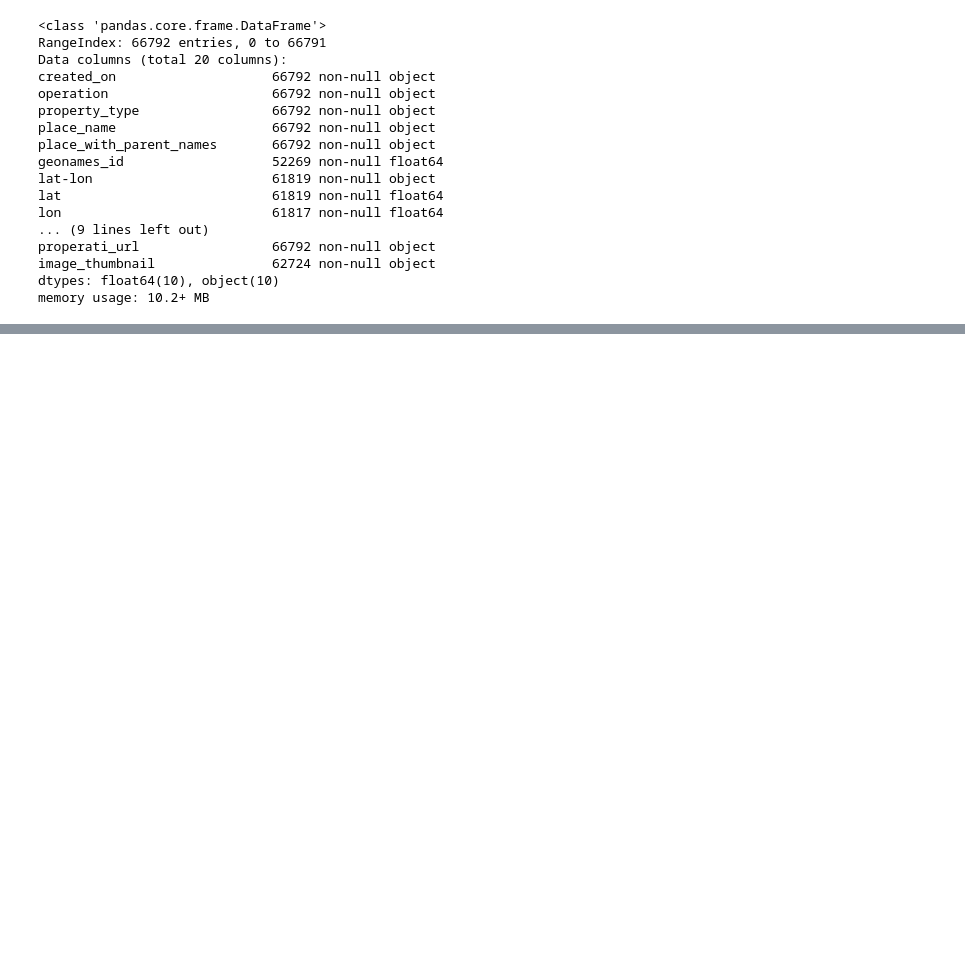
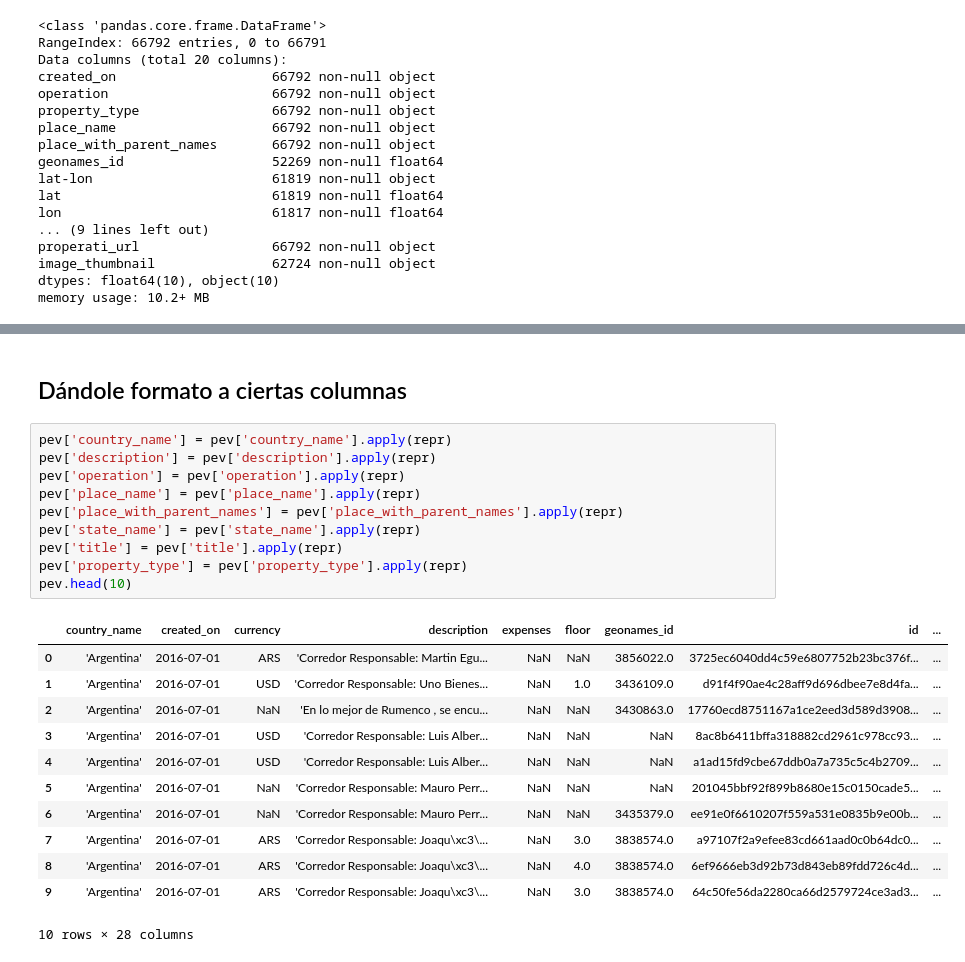
Before and after one commit to nicolaslongo/datos-TP1, a Jupyter notebook: TP1.ipynb, the cells around one changed output, grey strips where cells are left out. Saved outputs shown, nothing was run; the diff lists cells and outputs as text; blank space fills up the shorter version.

```diff
--- a/TP1.ipynb
+++ b/TP1.ipynb
@@ -341,0 +389,25 @@ memory usage: 10.2+ MB
+# %% [markdown]
+## Dándole formato a ciertas columnas
+# %%
+pev['country_name'] = pev['country_name'].apply(repr)
+pev['description'] = pev['description'].apply(repr)
+pev['operation'] = pev['operation'].apply(repr)
+pev['place_name'] = pev['place_name'].apply(repr)
+pev['place_with_parent_names'] = pev['place_with_parent_names'].apply(repr)
+pev['state_name'] = pev['state_name'].apply(repr)
+pev['title'] = pev['title'].apply(repr)
+pev['property_type'] = pev['property_type'].apply(repr)
+pev.head(10)
+# %% [output]
+|  | country_name | created_on | currency | description | expenses | floor | geonames_id | id | ... |
+| 0 | 'Argentina' | 2016-07-01 | ARS | 'Corredor Responsable: Martin Egu... | NaN | NaN | 3856022.0 | 3725ec6040dd4c59e6807752b23bc376f... | ... |
+| 1 | 'Argentina' | 2016-07-01 | USD | 'Corredor Responsable: Uno Bienes... | NaN | 1.0 | 3436109.0 | d91f4f90ae4c28aff9d696dbee7e8d4fa... | ... |
+| 2 | 'Argentina' | 2016-07-01 | NaN | 'En lo mejor de Rumenco , se encu... | NaN | NaN | 3430863.0 | 17760ecd8751167a1ce2eed3d589d3908... | ... |
+| 3 | 'Argentina' | 2016-07-01 | USD | 'Corredor Responsable: Luis Alber... | NaN | NaN | NaN | 8ac8b6411bffa318882cd2961c978cc93... | ... |
+| 4 | 'Argentina' | 2016-07-01 | USD | 'Corredor Responsable: Luis Alber... | NaN | NaN | NaN | a1ad15fd9cbe67ddb0a7a735c5c4b2709... | ... |
+| 5 | 'Argentina' | 2016-07-01 | NaN | 'Corredor Responsable: Mauro Perr... | NaN | NaN | NaN | 201045bbf92f899b8680e15c0150cade5... | ... |
+| 6 | 'Argentina' | 2016-07-01 | NaN | 'Corredor Responsable: Mauro Perr... | NaN | NaN | 3435379.0 | ee91e0f6610207f559a531e0835b9e00b... | ... |
+| 7 | 'Argentina' | 2016-07-01 | ARS | 'Corredor Responsable: Joaqu\xc3\... | NaN | 3.0 | 3838574.0 | a97107f2a9efee83cd661aad0c0b64dc0... | ... |
+| 8 | 'Argentina' | 2016-07-01 | ARS | 'Corredor Responsable: Joaqu\xc3\... | NaN | 4.0 | 3838574.0 | 6ef9666eb3d92b73d843eb89fdd726c4d... | ... |
+| 9 | 'Argentina' | 2016-07-01 | ARS | 'Corredor Responsable: Joaqu\xc3\... | NaN | 3.0 | 3838574.0 | 64c50fe56da2280ca66d2579724ce3ad3... | ... |
+10 rows × 28 columns
```
Also changed, not shown: parts of 19 cells of this notebook.
